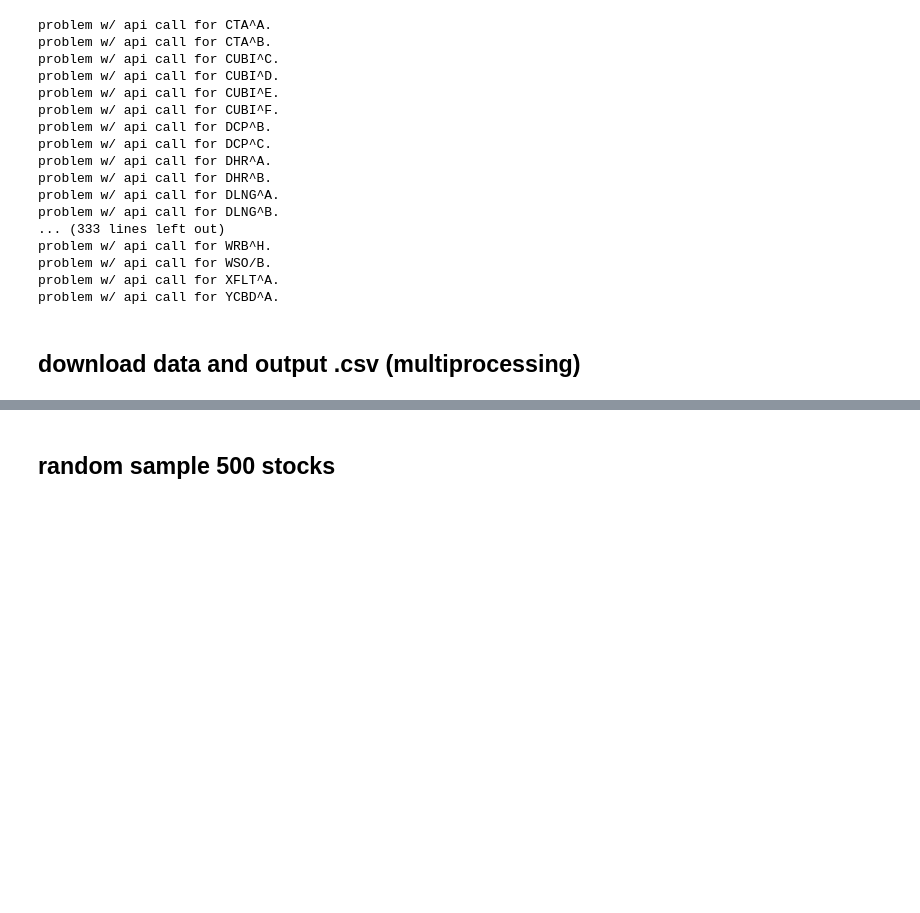
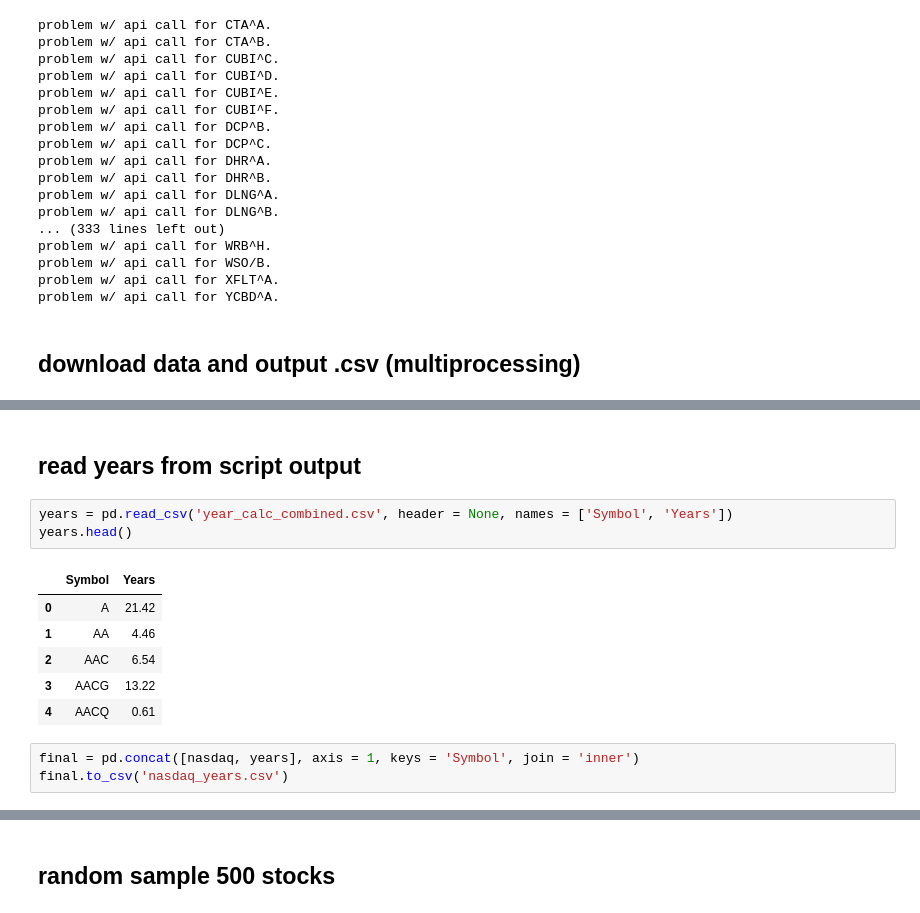
Before and after one commit to stevenhurwitt/alphavantage, a Jupyter notebook: data_exploration.ipynb, the cells around one changed output, grey strips where cells are left out. Saved outputs shown, nothing was run; the diff lists cells and outputs as text; blank space fills up the shorter version.

```diff
--- a/data_exploration.ipynb
+++ b/data_exploration.ipynb
@@ -153,0 +154,15 @@ connections: ['[(<aiohttp.client_proto.ResponseHandle
+# %% [markdown]
+## read years from script output
+# %%
+years = pd.read_csv('year_calc_combined.csv', header = None, names = ['Symbol', 'Years'])
+years.head()
+# %% [output]
+|  | Symbol | Years |
+| 0 | A | 21.42 |
+| 1 | AA | 4.46 |
+| 2 | AAC | 6.54 |
+| 3 | AACG | 13.22 |
+| 4 | AACQ | 0.61 |
+# %%
+final = pd.concat([nasdaq, years], axis = 1, keys = 'Symbol', join = 'inner')
+final.to_csv('nasdaq_years.csv')
```
Also changed, not shown: parts of 5 cells of this notebook, 4 other files.
